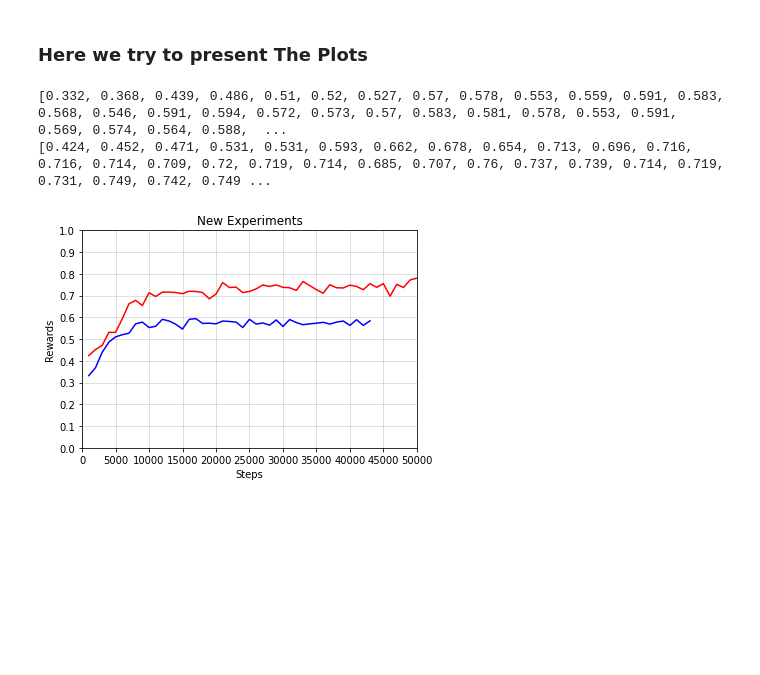
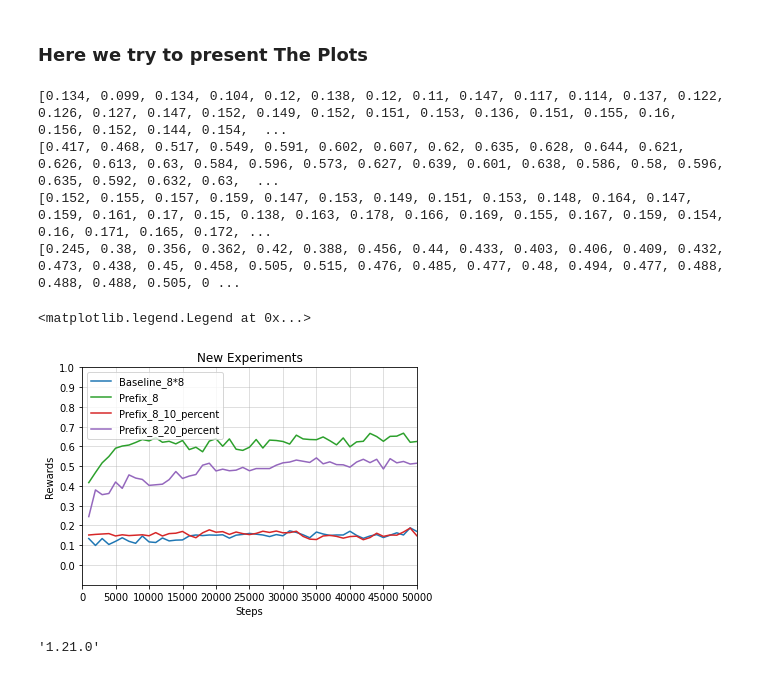
Before and after one commit to EdwardYangHY/transformer_I2S, a Jupyter notebook: egs/RL_1_3/check_eval_results.ipynb, the cells around one changed output. Cells and saved outputs as stored; diff of their text form; code cells hidden in the pictures; blank space fills up the shorter version.

```diff
--- a/egs/RL_1_3/check_eval_results.ipynb
+++ b/egs/RL_1_3/check_eval_results.ipynb
@@ -18,21 +18,25 @@ from PIL import Image
 #         ax.plot(x, y)
 #     return
 
-def plt_plot_one(npz_file, color=None):
+def plt_plot_one(npz_file, color=None, label=None):
     a = np.load(npz_file)
     assert len(a["timesteps"]) == len(a["results"])
     x = a["timesteps"]
     y = [rewards.mean() for rewards in a["results"][:]]
+    # print(sum(y[-5:])/5)
     print(y)
     if color is not None:
-        plt.plot(x, y, color = color)
+        if label is not None:
+            plt.plot(x, y, color = color, label=label)
+        else:
+            plt.plot(x, y, color = color)
     else:
         plt.plot(x, y)
     return
 
 def plot_dict(dict):
     for k in dict.keys():
-        plt_plot_one(dict[k][0], dict[k][1])
+        plt_plot_one(dict[k][0], dict[k][1], dict[k][2])
     return
 # %%
 # npz_path = "/net/papilio/storage2/yhaoyuan/transformer_I2S/egs/RL_1_3/logs_reproduce_2048_no_sentence/evaluations.npz"
@@ -61,23 +65,45 @@ npz_paths_hubert = {}
 # npz_paths_hubert["logs_ddpg_256_hubert_no_sentence_sanity_pos"] = ["./logs_ddpg_256_hubert_no_sentence_sanity_pos/evaluations.npz", r]
 npz_paths_hubert["logs_ddpg_256_baseline_VC_no_sentence_pos"] = ["./results/logs_ddpg_256_baseline_VC_no_sentence_pos/evaluations.npz", "b"]
 npz_paths_hubert["logs_ddpg_256_hubert_VC_no_sentence_pos"] = ["./results/logs_ddpg_256_hubert_VC_no_sentence_pos/evaluations.npz", 'r']
+
+npz_paths_sentence_hubert = {}
+npz_paths_sentence_hubert["Origin_No_Embed_Codec"] = ["./results/logs_all_info_no_embed_codec/evaluations.npz", "C0", "Mode_1_Codec"]
+npz_paths_sentence_hubert["Origin_No_Embed_Prefix"] = ["./results/logs_all_info_no_embed_prefix/evaluations.npz", "C1", "Mode_1_Prefix"]
+# npz_paths_sentence_hubert["Sen_No_Embed_Codec"] = ["./results/logs_part_info_no_embed_codec/evaluations.npz", g, ""]
+npz_paths_sentence_hubert["Sen_8_Embed_Codec"] = ["./results/logs_part_info_8_embed_codec/evaluations.npz", "C2", "Mode_2_Codec"]
+npz_paths_sentence_hubert["Sen_8_Embed_Prefix"] = ["./results/logs_part_info_8_embed_prefix/evaluations.npz", "C3", "Mode_2_Prefix"]
+# npz_paths_sentence_hubert["Sen_8_Embed_Codec_3"] = ["./results/logs_part_info_8_embed_codec_3_caps/evaluations.npz", "C4", "Mode_3_Codec"]
+# npz_paths_sentence_hubert["Sen_8_Embed_Prefix_3"] = ["./results/logs_part_info_8_embed_prefix_3_caps/evaluations.npz", "C5", "Mode_3_Prefix"]
+npz_paths_sentence_hubert["Sen_8_Embed_Prefix_half_lr"] = ["./results/logs_part_info_8_embed_codec_half_lr", "r", "Mode_2_half_lr"]
+
+npz_paths_emnlp = {}
+npz_paths_emnlp["Baseline"] = ["./results/logs_emnlp_codec_baseline_pikaia19/evaluations.npz", "C0", "Baseline_8*8"]
+# npz_paths_emnlp["Baseline_7"] = ["./results/logs_emnlp_codec_baseline_7*7_pikaia23/evaluations.npz", "C1", "Baseline_7*7"]
+npz_paths_emnlp["Prefix_8"] = ["./results/logs_emnlp_codec_prefix_8*8_pikaia25/evaluations.npz", "C2", "Prefix_8"]
+npz_paths_emnlp["Prefix_8_10_percent"] = ["./results/logs_emnlp_prefix_10_percent_pikaia24/evaluations.npz", "C3", "Prefix_8_10_percent"]
+npz_paths_emnlp["Prefix_8_20_percent"] = ["./results/logs_emnlp_prefix_20_percent_pikaia28/evaluations.npz", "C4", "Prefix_8_20_percent"]
+# npz_paths_emnlp["Baseline_dim_50"] = ["./results/logs_emnlp_baseline_rl_dim_50_pikaia31/evaluations.npz", "C5", "baseline_50"]
 # %%
 # Set figure
 plt.figure()
 plt.xlim([0,50000])
-plt.ylim([0,1])
+plt.ylim([-0.1,1])
 plt.xticks(np.linspace(0, 50000, 11))
 plt.yticks(np.linspace(0, 1, 11))
 plt.xlabel("Steps")
 plt.ylabel("Rewards")
 plt.title("New Experiments")
 # ax.set_xsticks
 
 plt.grid(which="major", alpha = 0.5)
 plt.grid(which="minor", alpha = 0.1)
-plot_dict(npz_paths_hubert)
+plot_dict(npz_paths_emnlp)
+plt.legend()
 # plt_plot_one(npz_path, 'gainsboro')
 # %% [output]
-[0.332, 0.368, 0.439, 0.486, 0.51, 0.52, 0.527, 0.57, 0.578, 0.553, 0.559, 0.591, 0.583, 0.568, 0.546, 0.591, 0.594, 0.572, 0.573, 0.57, 0.583, 0.581, 0.578, 0.553, 0.591, 0.569, 0.574, 0.564, 0.588,  ...
-[0.424, 0.452, 0.471, 0.531, 0.531, 0.593, 0.662, 0.678, 0.654, 0.713, 0.696, 0.716, 0.716, 0.714, 0.709, 0.72, 0.719, 0.714, 0.685, 0.707, 0.76, 0.737, 0.739, 0.714, 0.719, 0.731, 0.749, 0.742, 0.749 ...
+[0.134, 0.099, 0.134, 0.104, 0.12, 0.138, 0.12, 0.11, 0.147, 0.117, 0.114, 0.137, 0.122, 0.126, 0.127, 0.147, 0.152, 0.149, 0.152, 0.151, 0.153, 0.136, 0.151, 0.155, 0.16, 0.156, 0.152, 0.144, 0.154,  ...
+[0.417, 0.468, 0.517, 0.549, 0.591, 0.602, 0.607, 0.62, 0.635, 0.628, 0.644, 0.621, 0.626, 0.613, 0.63, 0.584, 0.596, 0.573, 0.627, 0.639, 0.601, 0.638, 0.586, 0.58, 0.596, 0.635, 0.592, 0.632, 0.63,  ...
+[0.152, 0.155, 0.157, 0.159, 0.147, 0.153, 0.149, 0.151, 0.153, 0.148, 0.164, 0.147, 0.159, 0.161, 0.17, 0.15, 0.138, 0.163, 0.178, 0.166, 0.169, 0.155, 0.167, 0.159, 0.154, 0.16, 0.171, 0.165, 0.172, ...
+[0.245, 0.38, 0.356, 0.362, 0.42, 0.388, 0.456, 0.44, 0.433, 0.403, 0.406, 0.409, 0.432, 0.473, 0.438, 0.45, 0.458, 0.505, 0.515, 0.476, 0.485, 0.477, 0.48, 0.494, 0.477, 0.488, 0.488, 0.488, 0.505, 0 ...
+<matplotlib.legend.Legend at 0x...>
-[figure, old version]
+[figure, new version]
@@ -83,0 +114,4 @@ plot_dict(npz_paths_hubert)
+# %%
+numpy.__version__
+# %% [output]
+'1.21.0'
```
Also changed, not shown: parts of 3 cells of this notebook, 43 other files.
